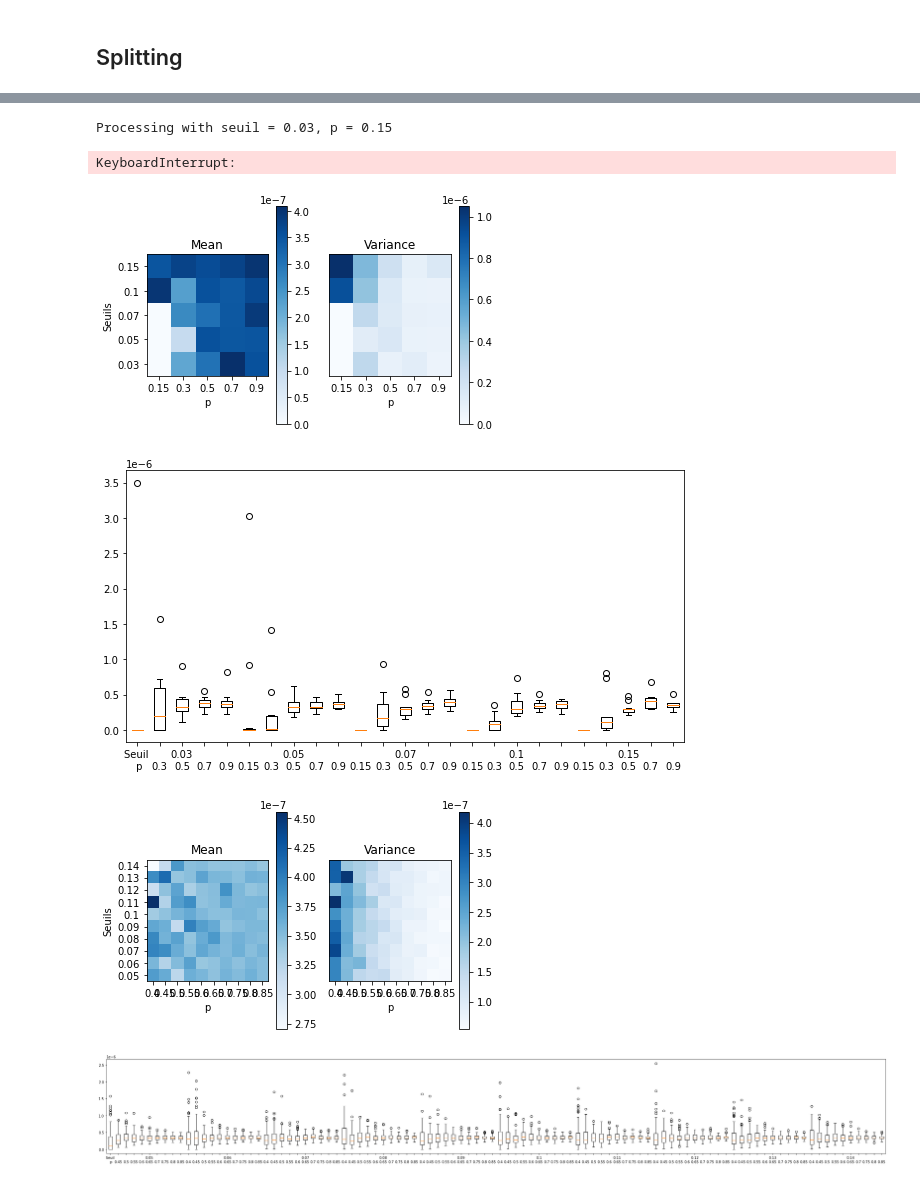
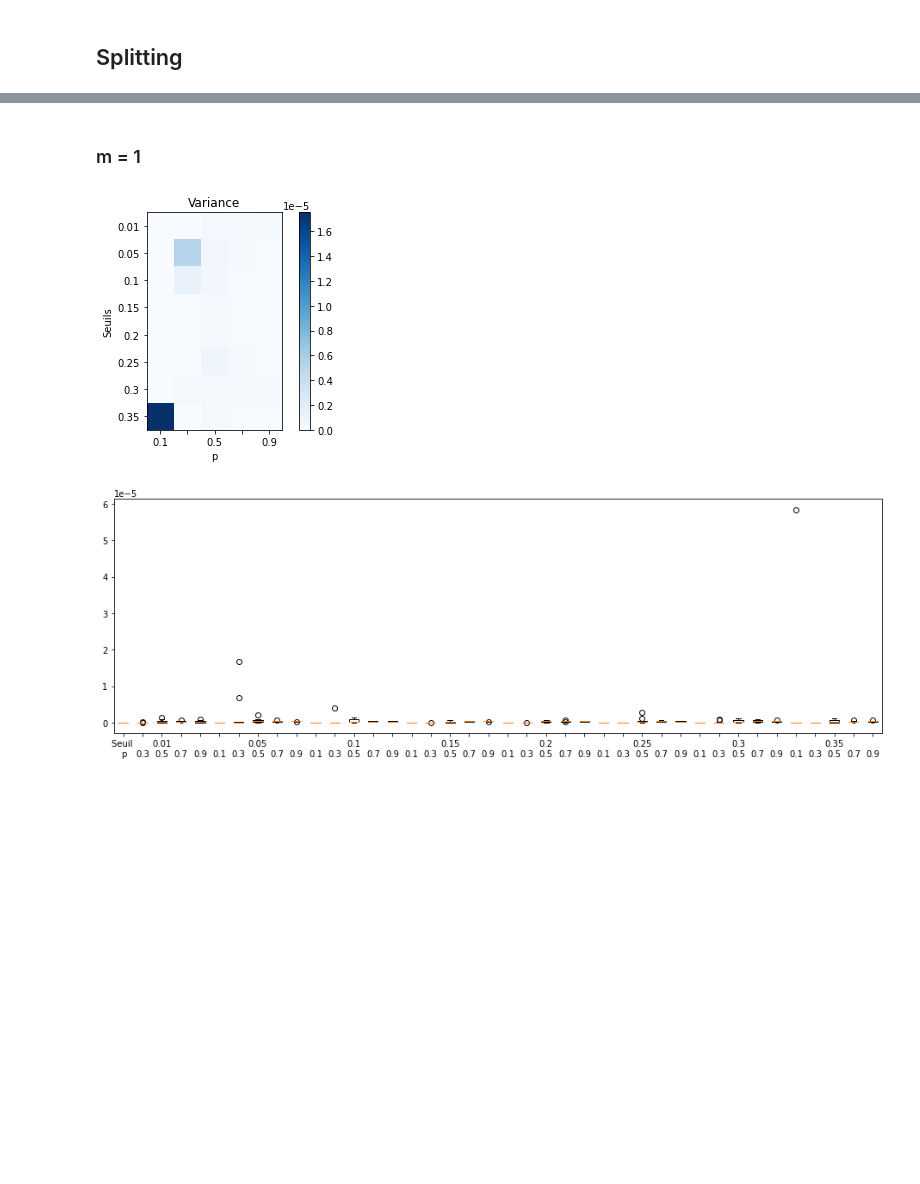
Before and after one commit to pinnertw/Modal, a Jupyter notebook: TPs/Projet_Modal-Q1-1.ipynb, the cells around one changed output, grey strips where cells are left out. Drawn from its saved outputs; the diff is of its cells as text; code cells hidden in the pictures; blank space fills up the shorter version.

```diff
--- a/TPs/Projet_Modal-Q1-1.ipynb
+++ b/TPs/Projet_Modal-Q1-1.ipynb
@@ -503,38 +584,6 @@ def analyse(filename, seuils, ps):
     outputname = filename.replace("probas", "result").replace("npy", "png")
     plt.savefig(outputname)
     plt.show()
-# %%
-%%time
-seuils = [0.03, 0.05, 0.07, 0.1, 0.15]
-ps = [0.15, 0.3, 0.5, 0.7, 0.9]
-
-proba = np.zeros((len(seuils), len(ps), n))
-
-for i in range(len(seuils)):
-  seuil = seuils[i]
-  for j in range(len(ps)):
-    p = ps[j]
-    print("Processing with seuil = {}, p = {}".format(seuil, p))
-    proba[i][j] = Splitting_Q1_1(a, seuil, M1, M2, n, lamb, T, p, P0, saut_1)
-#np.save("probas", proba)
-# %% [output]
-Processing with seuil = 0.03, p = 0.15
-KeyboardInterrupt:
-# %%
-seuils = [0.03, 0.05, 0.07, 0.1, 0.15]
-ps = [0.15, 0.3, 0.5, 0.7, 0.9]
-analyse("probas.npy", seuils, ps)
-# %% [output]
-[figure, removed]
-[figure, removed]
-# %%
-seuils = [0.05, 0.06, 0.07, 0.08, 0.09, 0.10, 0.11, 0.12, 0.13, 0.14]
-ps = [0.4, 0.45, 0.5, 0.55, 0.6, 0.65, 0.7, 0.75, 0.8, 0.85]
-
-analyse("probas2.npy", seuils, ps)
-# %% [output]
-[figure, removed]
-[figure, removed]
 # %%
 def Heatmap(outputname, seuils, ps, n, saut):
     proba = np.zeros((len(seuils), len(ps), n))
@@ -545,3 +594,14 @@ def Heatmap(outputname, seuils, ps, n, saut):
         print("Processing with seuil = {}, p = {}".format(seuil, p))
         proba[i][j] = Splitting_Q1_1(a, seuil, M1, M2, n, lamb, T, p, P0, saut)
     np.save(outputname, proba)
+# %% [markdown]
+### m = 1
+# %%
+%%time
+seuils = [0.01, 0.05, 0.1, 0.15, 0.2, 0.25, 0.3, 0.35]
+ps = [0.1, 0.3, 0.5, 0.7, 0.9]
+#Heatmap("probas1", seuils, ps, n, saut_1)
+analyse("probas1.npy", seuils, ps)
+# %% [output]
+[figure, added]
+[figure, added]
```
Also changed, not shown: parts of 26 cells of this notebook, 33 other files.
